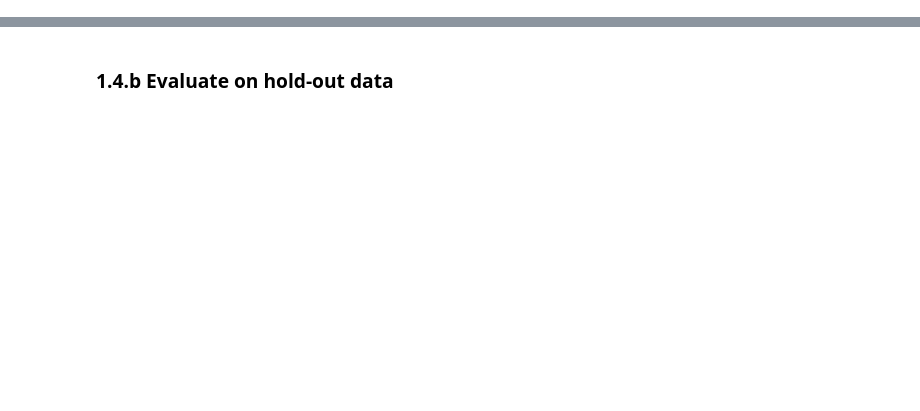
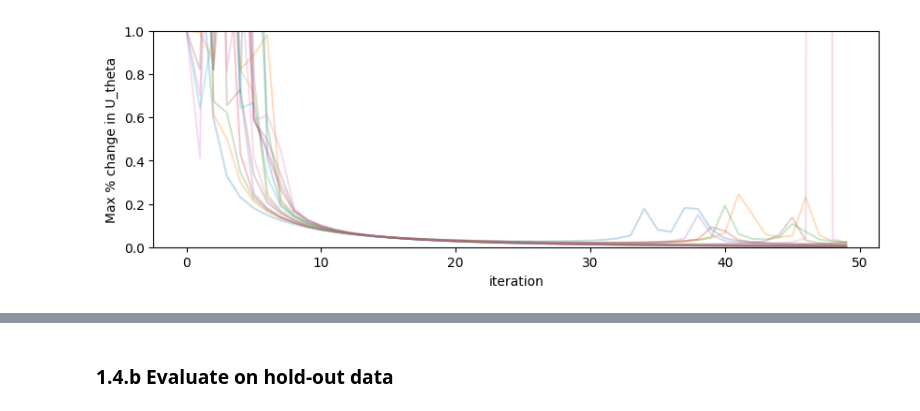
Before and after one commit to etrieschman/battery-charger, a Jupyter notebook: src/select_modelbased_approach.ipynb, the cells around one changed output, grey strips where cells are left out. Drawn from its saved outputs; the diff is of its cells as text; code cells hidden in the pictures; blank space fills up the shorter version.

```diff
--- a/src/select_modelbased_approach.ipynb
+++ b/src/select_modelbased_approach.ipynb
@@ -142,0 +91,4 @@ plt.show()
+# %%
+# battery params
+b_params = {'dur':4, 'capacity':200}
+b_params['efficiency'] = get_efficiency(b_params['dur'])
@@ -142,0 +137,13 @@ plt.show()
+# %%
+# look at convergence in U_theta
+plt.figure(figsize=(10, 3))
+for i, e in enumerate(discretize_e_states(b_params)):
+    plt.plot(U_theta_log[:, i], alpha=0.25, label=f'{int(e)}MWh')
+
+# plt.legend()
+plt.ylabel('Max % change in U_theta')
+plt.xlabel('iteration')
+plt.ylim((0, 1))
+plt.show()
+# %% [output]
+[figure, added]
```
Also changed, not shown: parts of 49 cells of this notebook, 13 other files.
